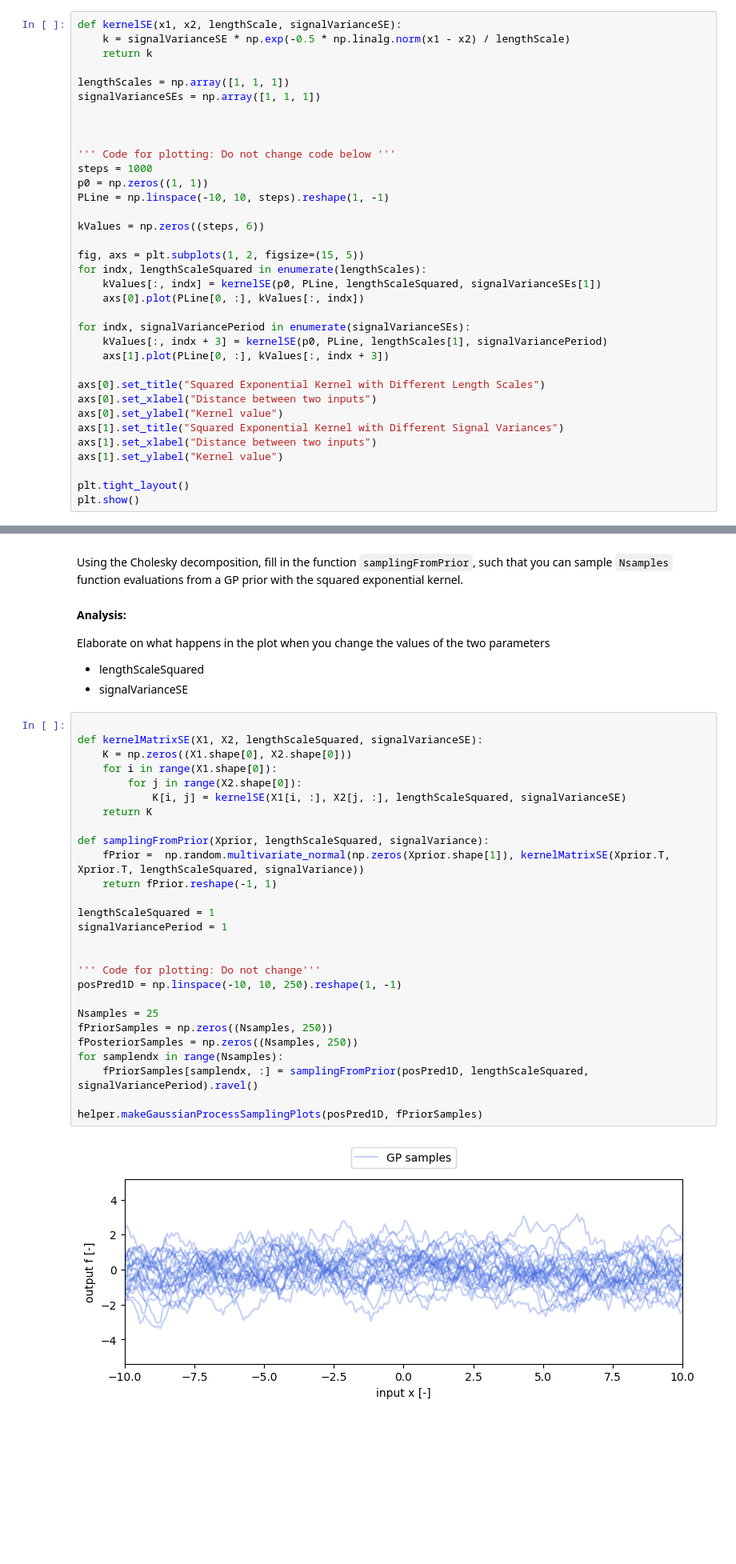
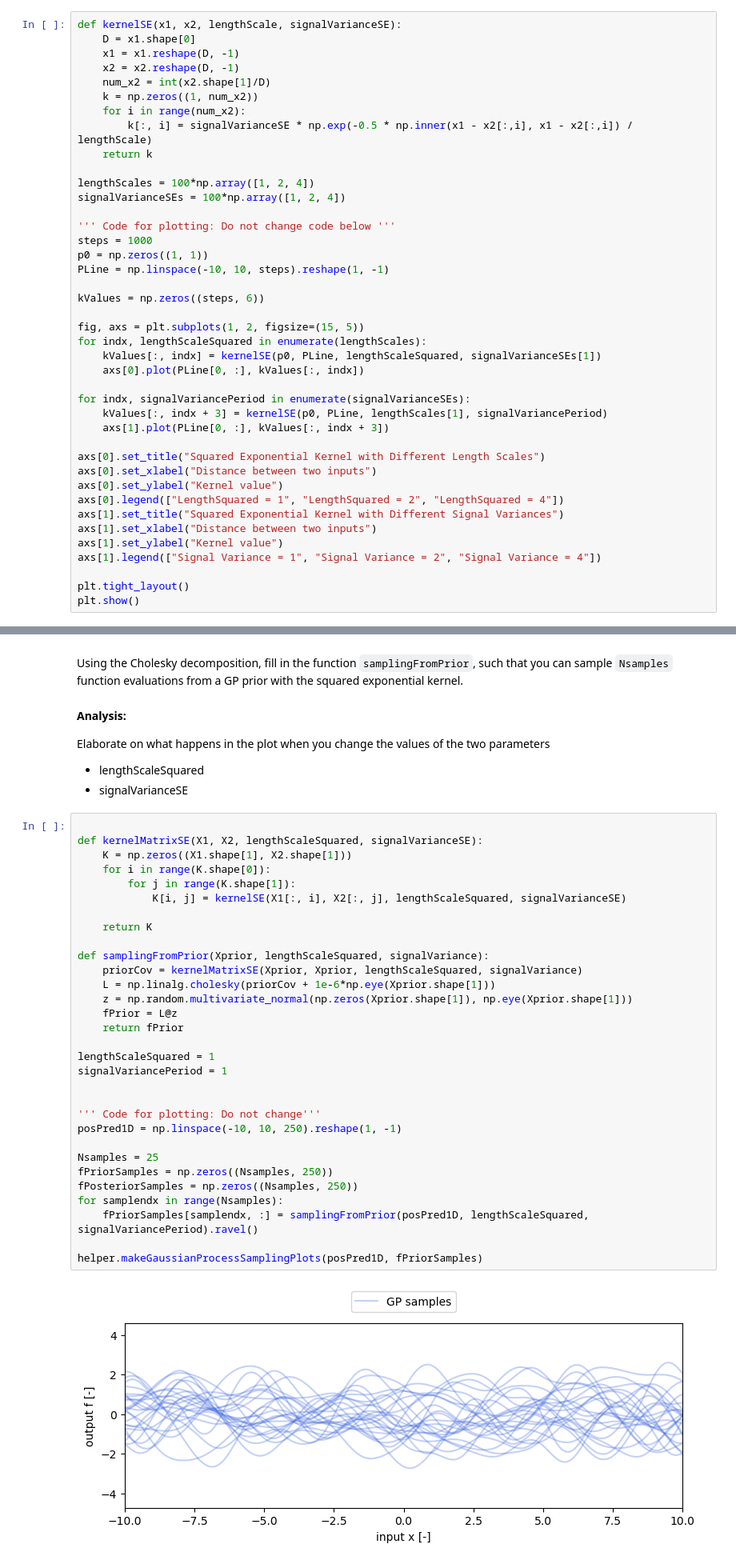
Before and after one commit to josephine-king/EE4760_KingJaspers, a Jupyter notebook: assignment3_students/assignment3_students.ipynb, the cells around one changed output, grey strips where cells are left out. Shown at 80% size. Drawn from its saved outputs; the diff is of its cells as text; blank space fills up the shorter version.

Commit message:
updating kernelSE, kernelMatrixSE, and sampling from prior

```diff
--- a/assignment3_students/assignment3_students.ipynb
+++ b/assignment3_students/assignment3_students.ipynb
@@ -98,13 +98,17 @@ Elaborate on the following:
 - What changes when you change the value of the length-scale and the signal variance?
 # %%
 def kernelSE(x1, x2, lengthScale, signalVarianceSE):
-    k = signalVarianceSE * np.exp(-0.5 * np.linalg.norm(x1 - x2) / lengthScale)
+    D = x1.shape[0]
+    x1 = x1.reshape(D, -1)
+    x2 = x2.reshape(D, -1)
+    num_x2 = int(x2.shape[1]/D)
+    k = np.zeros((1, num_x2))
+    for i in range(num_x2):
+        k[:, i] = signalVarianceSE * np.exp(-0.5 * np.inner(x1 - x2[:,i], x1 - x2[:,i]) / lengthScale)
     return k
 
-lengthScales = np.array([1, 1, 1])
-signalVarianceSEs = np.array([1, 1, 1])
-
-
+lengthScales = 100*np.array([1, 2, 4])
+signalVarianceSEs = 100*np.array([1, 2, 4])
 
 ''' Code for plotting: Do not change code below '''
 steps = 1000
@@ -125,9 +129,11 @@ for indx, signalVariancePeriod in enumerate(signalVarianceSEs):
 axs[0].set_title("Squared Exponential Kernel with Different Length Scales")
 axs[0].set_xlabel("Distance between two inputs")
 axs[0].set_ylabel("Kernel value")
+axs[0].legend(["LengthSquared = 1", "LengthSquared = 2", "LengthSquared = 4"])
 axs[1].set_title("Squared Exponential Kernel with Different Signal Variances")
 axs[1].set_xlabel("Distance between two inputs")
 axs[1].set_ylabel("Kernel value")
+axs[1].legend(["Signal Variance = 1", "Signal Variance = 2", "Signal Variance = 4"])
 
 plt.tight_layout()
 plt.show()
@@ -177,32 +183,36 @@ Elaborate on what happens in the plot when you change the values of the two para
 # %%
 
 def kernelMatrixSE(X1, X2, lengthScaleSquared, signalVarianceSE):
-    K = np.zeros((X1.shape[0], X2.shape[0]))
-    for i in range(X1.shape[0]):
-        for j in range(X2.shape[0]):
-            K[i, j] = kernelSE(X1[i, :], X2[j, :], lengthScaleSquared, signalVarianceSE)
+    K = np.zeros((X1.shape[1], X2.shape[1]))
+    for i in range(K.shape[0]):
+        for j in range(K.shape[1]):
+            K[i, j] = kernelSE(X1[:, i], X2[:, j], lengthScaleSquared, signalVarianceSE)
+
     return K
 
 def samplingFromPrior(Xprior, lengthScaleSquared, signalVariance):
-    fPrior =  np.random.multivariate_normal(np.zeros(Xprior.shape[1]), kernelMatrixSE(Xprior.T, Xprior.T, lengthScaleSquared, signalVariance))
-    return fPrior.reshape(-1, 1)
+    priorCov = kernelMatrixSE(Xprior, Xprior, lengthScaleSquared, signalVariance)
+    L = np.linalg.cholesky(priorCov + 1e-6*np.eye(Xprior.shape[1]))
+    z = np.random.multivariate_normal(np.zeros(Xprior.shape[1]), np.eye(Xprior.shape[1]))
+    fPrior = L@z
+    return fPrior
 
 lengthScaleSquared = 1
 signalVariancePeriod = 1
 
 
 ''' Code for plotting: Do not change'''
 posPred1D = np.linspace(-10, 10, 250).reshape(1, -1)
 
 Nsamples = 25
 fPriorSamples = np.zeros((Nsamples, 250))
 fPosteriorSamples = np.zeros((Nsamples, 250))
 for samplendx in range(Nsamples):
     fPriorSamples[samplendx, :] = samplingFromPrior(posPred1D, lengthScaleSquared, signalVariancePeriod).ravel()
 
 helper.makeGaussianProcessSamplingPlots(posPred1D, fPriorSamples)
 # %% [output]
-[figure, old version]
+[figure, new version]
 # %% [markdown]
 #### Gaussian process predictions
 
```
Also changed, not shown: parts of 1 cell of this notebook.
